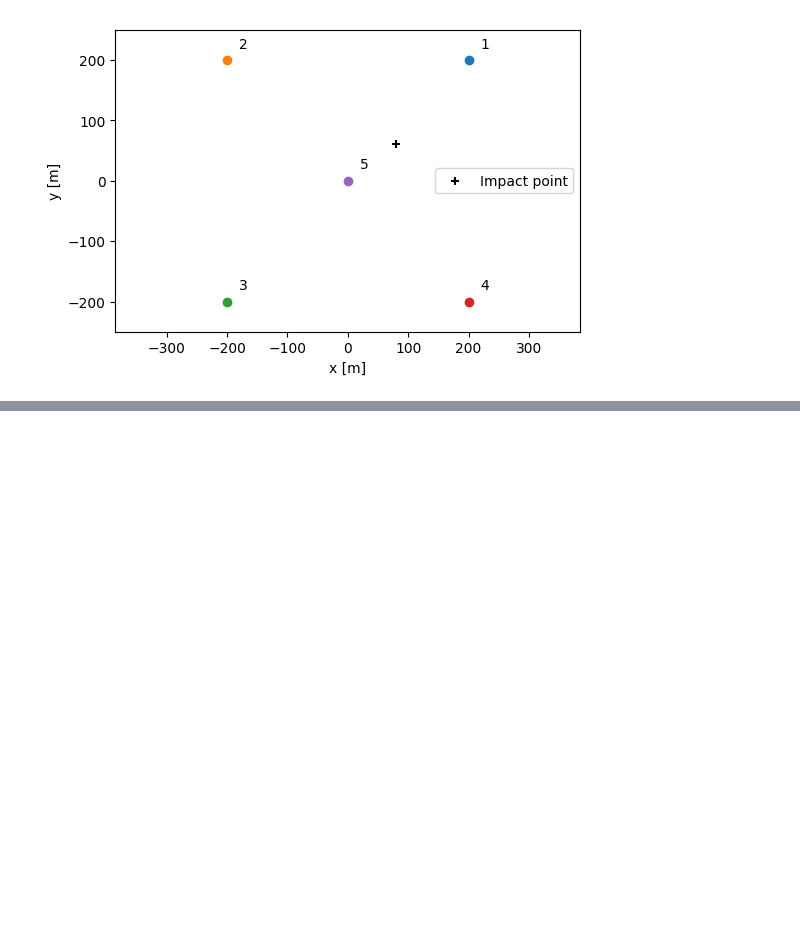
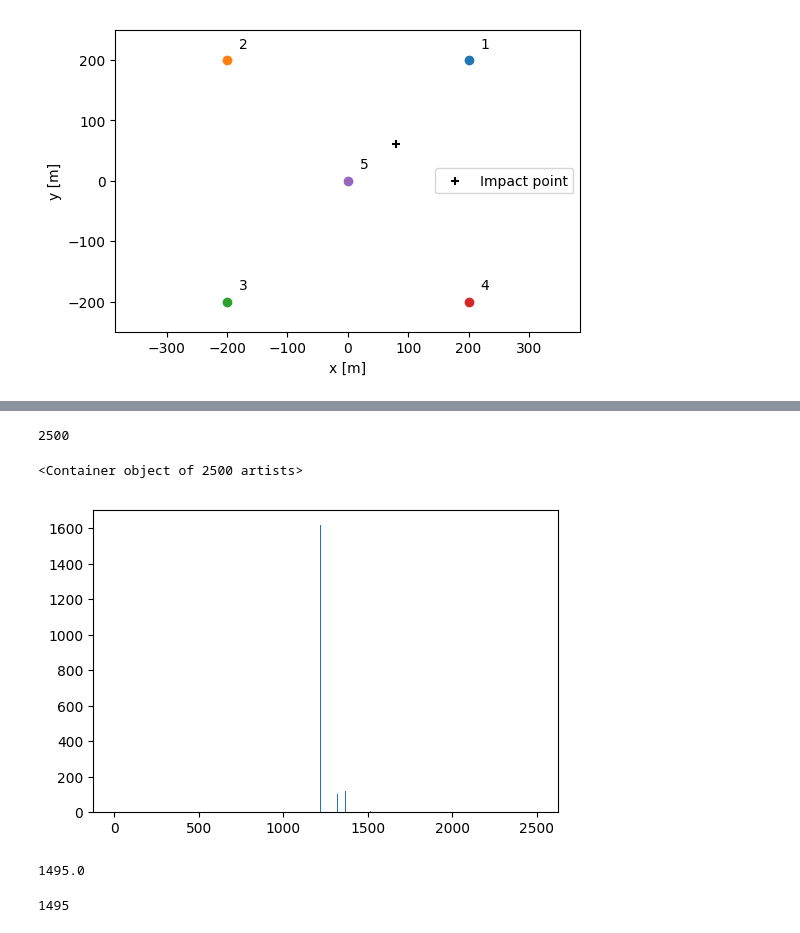
Before and after one commit to vuillaut/pschitt, a Jupyter notebook: notebooks/example.ipynb, the cells around one changed output, grey strips where cells are left out. Drawn from its saved outputs; the diff is of its cells as text; code cells hidden in the pictures; blank space fills up the shorter version.

```diff
--- a/notebooks/example.ipynb
+++ b/notebooks/example.ipynb
@@ -150,0 +289,12 @@ Reconstruction with ponderation and cut = [74.650378873677042, 57.80241351535296
+# %%
+@jit
+def pixel_in_camera(distances, dist_max2):
+    argmin = distances.argmin()
+    if distances[argmin] < dist_max2:
+        return distances.argmin()
+    else:
+        return -1
+@jit
+def pixel_in_camera2(distances, dist_max2):
+    argmin = distances.argmin()
+    return (-1 * distances[argmin] > dist_max2) + argmin * distances[argmin] <= dist_max2
@@ -150,0 +320,4 @@ Reconstruction with ponderation and cut = [74.650378873677042, 57.80241351535296
+# %%
+d_max2 = (tel1.pixel_tab[:, 0] ** 2 + tel1.pixel_tab[:, 1] ** 2).max()
+# %%
+pix_id = np.array([pixel_in_camera(np.sum((p-tel1.pixel_tab)**2, axis=1), d_max2) for p in photons])
@@ -150,0 +343,2 @@ Reconstruction with ponderation and cut = [74.650378873677042, 57.80241351535296
+# %%
+bc = np.bincount(pix_id[pix_id>=0], minlength=len(tel1.pixel_tab))
@@ -150,0 +351,9 @@ Reconstruction with ponderation and cut = [74.650378873677042, 57.80241351535296
+# %%
+len(bc)
+# %% [output]
+2500
+# %%
+plt.bar(range(len(tel1.pixel_tab)), bc)
+# %% [output]
+<Container object of 2500 artists>
+[figure, added]
@@ -150,0 +362,8 @@ Reconstruction with ponderation and cut = [74.650378873677042, 57.80241351535296
+# %%
+im[1220]
+# %% [output]
+1495.0
+# %%
+bc[1220]
+# %% [output]
+1495
```
Also changed, not shown: parts of 67 cells of this notebook, 5 other files.
